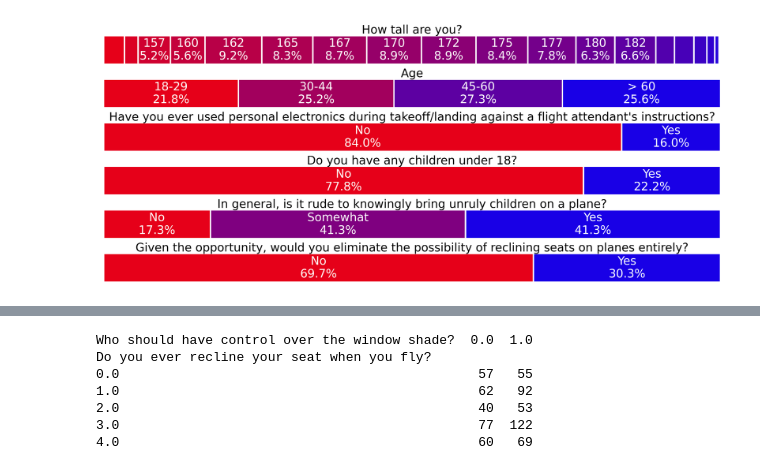
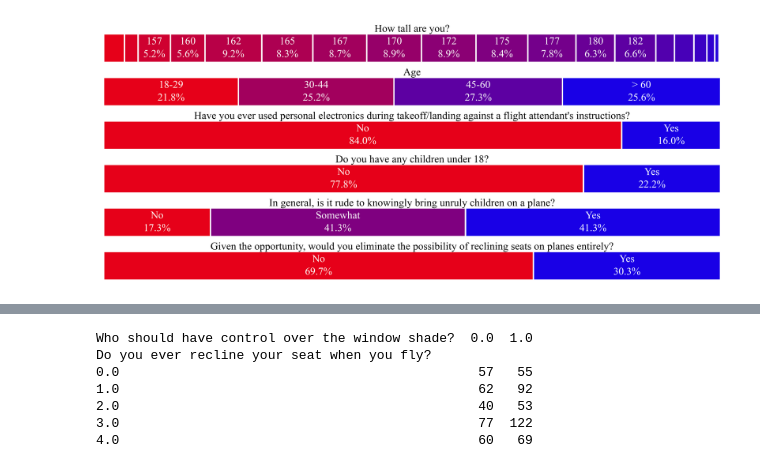
Before and after one commit to mloenker/flying-etiquette-data-lit, a Jupyter notebook: exp/data_visualisation.ipynb, the cells around one changed output, grey strips where cells are left out. Saved outputs shown, nothing was run; the diff lists cells and outputs as text; code cells hidden in the pictures.

```diff
--- a/exp/data_visualisation.ipynb
+++ b/exp/data_visualisation.ipynb
@@ -61,7 +61,7 @@ def question_map(question):
         return question
 
 
-def adapted_survey(axes, question, answers, category_names, index, percentage_threshold=3, text_size=11):
+def adapted_survey(axes, question, answers, category_names, index, percentage_threshold=3, text_size=10):
     """
     Adapted survey function to handle variable number of answers per question and plot on a given axis.
 
@@ -105,7 +105,7 @@ def adapted_survey(axes, question, answers, category_names, index, percentage_th
         spine.set_visible(False)
 
     # Set and adjust the position of the title
-    ax.set_title(question_map(question), loc='center', fontsize=text_size, weight='normal', y=0.87)  # Adjust title font size
+    ax.set_title(question_map(question), loc='center', fontsize=text_size, weight='normal', y=0.87, fontdict={'family': 'Times New Roman'})  # Adjust title font size
     #ax.title.set_position([.5, 1.02])  # Further adjust title position
 
     for i, (colname, color) in enumerate(zip(category_names, category_colors)):
@@ -149,44 +149,38 @@ def adapted_survey(axes, question, answers, category_names, index, percentage_th
         text_x = start + width / 2
         text_y_percentage = -0.07  # Adjust this value to control the gap between percentage and bar
         text_y_answer = 0.07  # Adjust this value to control the gap between answer and bar
-        ax.text(text_x, text_y_percentage, text_percentage, ha='center', va='center', color=text_color, fontsize=applied_text_size, weight='normal')  # Adjust font size
+        ax.text(text_x, text_y_percentage, text_percentage, ha='center', va='center', color=text_color, fontsize=applied_text_size, weight='normal', fontdict={'family': 'Times New Roman'})  # Adjust font size
 
         # Only display answer text if percentage text is displayed
         if text_percentage:
-            ax.text(text_x, text_y_answer, text_answer, ha='center', va='center', color=text_color, fontsize=applied_text_size, weight='normal')  # Adjust font size
+            ax.text(text_x, text_y_answer, text_answer, ha='center', va='center', color=text_color, fontsize=applied_text_size, weight='normal', fontdict={'family': 'Times New Roman'})  # Adjust font size
 
 
 selected_columns = ["How tall are you?", "Age", "Have you ever used personal electronics during take off or landing in violation of a flight attendant\'s direction?",
     'Do you have any children under 18?', 'In general, is it rude to knowingly bring unruly children on a plane?',
     "Given the opportunity, would you eliminate the possibility of reclining seats on planes entirely?"]
 
 question_columns = [column for column in df.columns if column not in ['RespondentID']]
 question_columns = selected_columns
 
 total_questions = len(question_columns)
 
 # Adjust the height of each subplot here
 subplot_height = 0.7  # Decrease this value to reduce vertical spacing
 fig, axes = plt.subplots(total_questions, 1, figsize=(10.5, total_questions * subplot_height), squeeze=False)
 axes = axes.flatten()
 
 for index, column in enumerate(question_columns):
     unique_answers = np.sort(df[column].unique())
-    adapted_survey(axes, column, df[column], unique_answers, index, percentage_threshold=3.5, text_size=11)  # Adjust text size as needed
+    adapted_survey(axes, column, df[column], unique_answers, index, percentage_threshold=3.5, text_size=10)  # Adjust text size as needed
 
 # Remove horizontal padding between subplots
 plt.subplots_adjust(wspace=0)  # Set wspace to 0 to remove horizontal spacing between subplots
 plt.subplots_adjust(hspace=0.6)
 
-plt.rcParams.update({
-    'text.usetex': True,
-    'text.latex.preamble': r'\usepackage{newtxtext,newtxmath}',
-    'font.serif': ['Times'],
-    'font.size': 10
-})
 
 plt.gcf().set_dpi(600)
 plt.savefig('output.pdf', format='pdf')
 plt.show()
 # %% [output]
-[figure, old version]
+[figure, new version]
```
Also changed, not shown: parts of 3 cells of this notebook, 7 other files.
